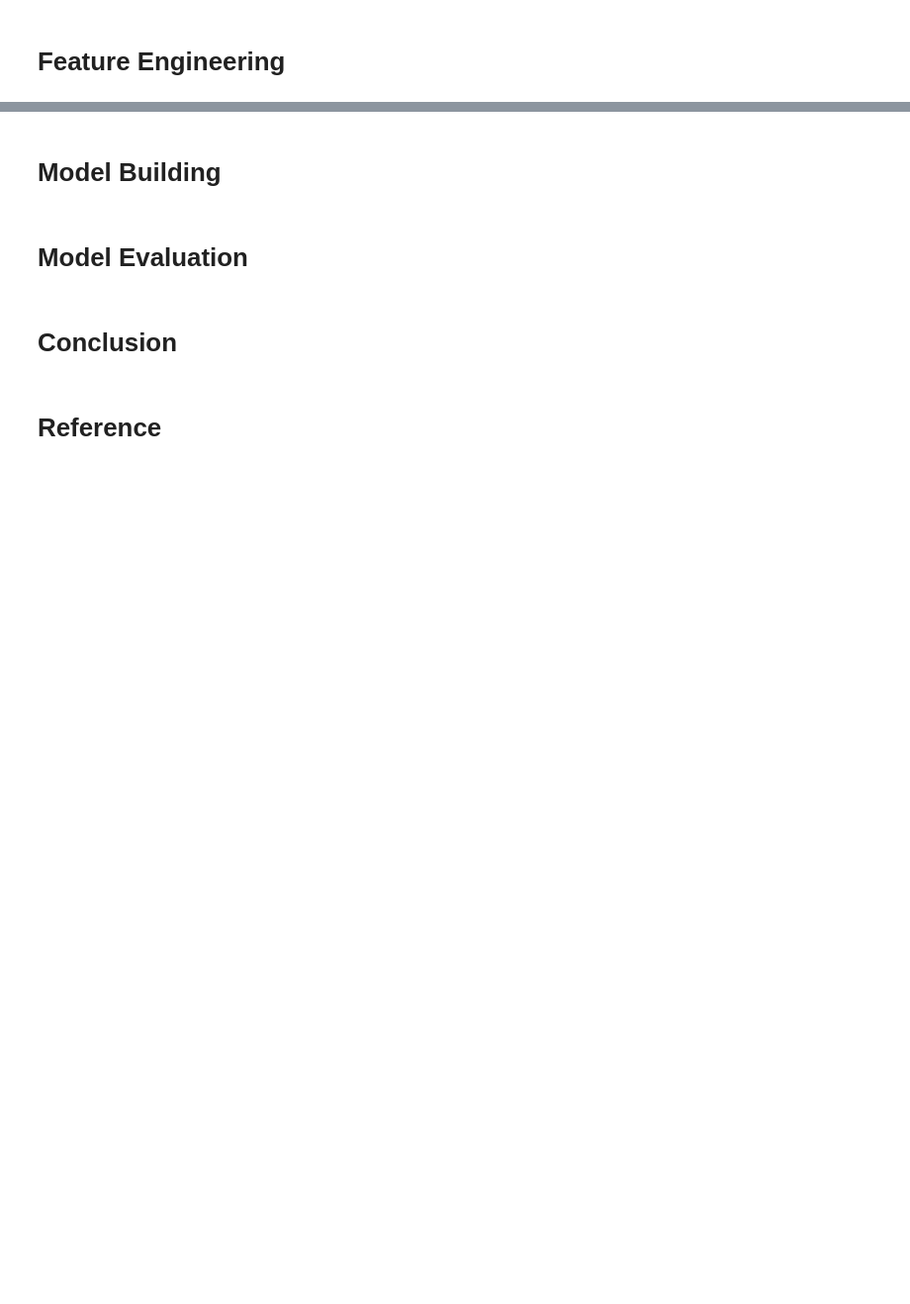
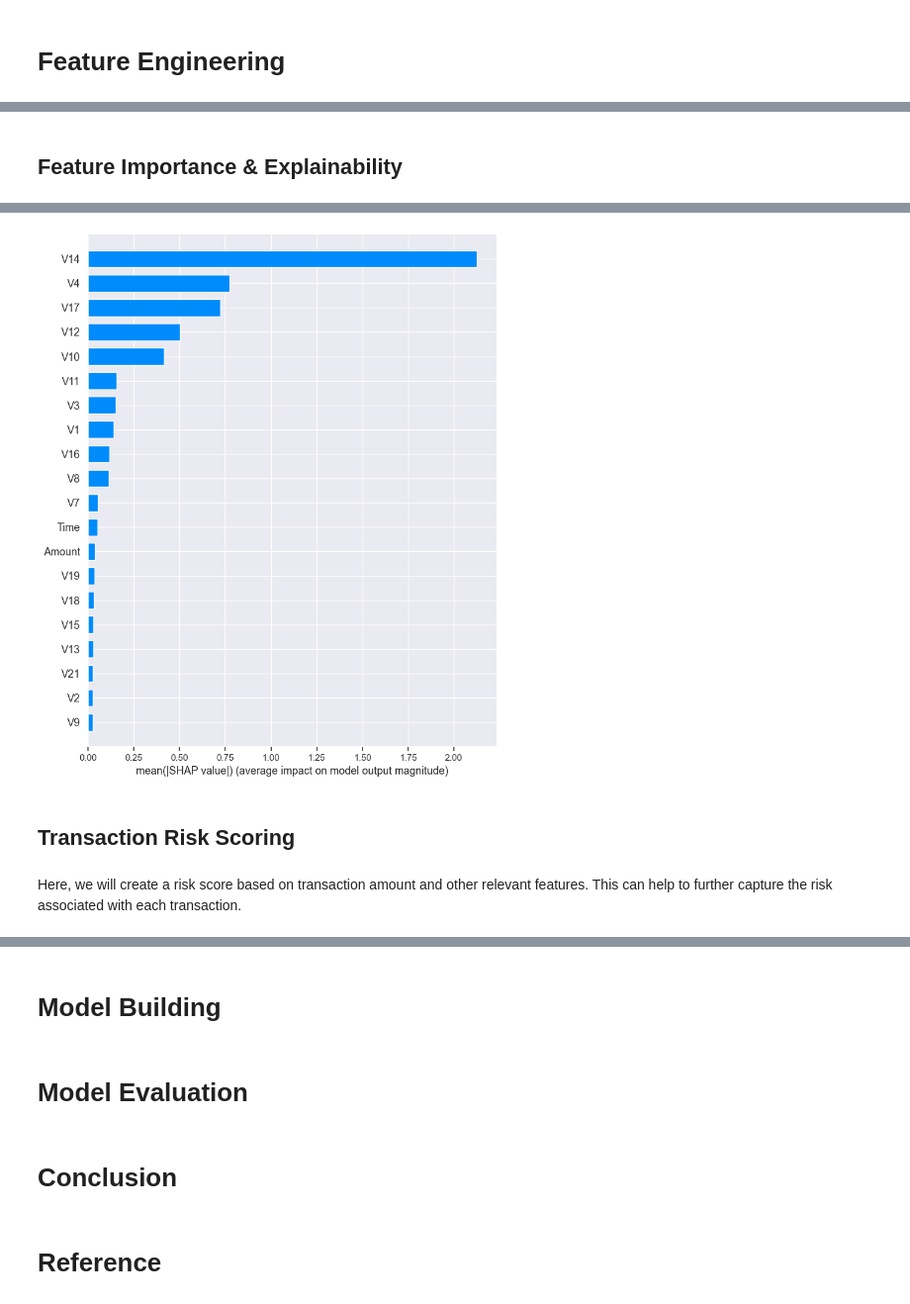
Before and after one commit to hasanmd1/Machine_Learning_Projects, a Jupyter notebook: Credit_Card_Fraud_Detection/notebooks/EDA_&_Modeling.ipynb, the cells around one changed output, grey strips where cells are left out. Shown at 99% size. Cells and saved outputs as stored; diff of their text form; code cells hidden in the pictures; blank space fills up the shorter version.

```diff
--- a/Credit_Card_Fraud_Detection/notebooks/EDA_&_Modeling.ipynb
+++ b/Credit_Card_Fraud_Detection/notebooks/EDA_&_Modeling.ipynb
@@ -312,0 +343,6 @@ However, this is extremely imbalanced dataset, so later we will have to use SMOT
+# %%
+# for that we need to divide our dataset into train(80%), test(20%). With those, we will use SMOTE(over sampling) and under sampling. We can use our script for reducing coding line.
+
+
+under_sample_data = under_sampling(cleaned_data, 'Class')
+over_sample_data = over_sampling(cleaned_data, 'Class')
@@ -312,0 +370,34 @@ However, this is extremely imbalanced dataset, so later we will have to use SMOT
+# %% [markdown]
+## Feature Importance & Explainability
+# %%
+# XGBoost for feature importance
+lightgbm_model = LGBMClassifier(
+    boosting_type='gbdt',
+    objective='binary',
+    max_depth=5,
+    metric='auc',
+    learning_rate=0.05,
+    max_bin=200,
+    subsample=0.8,
+    scale_position_weight=150,
+    colsample_bytree=0.8,
+    verbose=0
+)
+
+X_train, X_test, y_train, y_test = train_test_split(
+    over_sample_data.drop(['Class'], axis=1),
+    over_sample_data['Class'],
+    test_size=0.2,
+    random_state=42
+)
+
+lightgbm_model.fit(X_train, y_train)
+
+importance = pd.Series(lightgbm_model.feature_importances_, index=X_train.columns.sort_values())
+
+# Need to explain the model
+explainer = shap.TreeExplainer(lightgbm_model)
+shap_values = explainer.shap_values(X_test)
+
+shap.summary_plot(shap_values, X_test, plot_type="bar")
+# %% [output]
@@ -313 +421,6 @@ However, this is extremely imbalanced dataset, so later we will have to use SMOT
+[figure, added]
+# %% [markdown]
+## Transaction Risk Scoring
+# %% [markdown]
+Here, we will create a risk score based on transaction amount and other relevant features. This can help to further capture the risk associated with each transaction.
 # %%
```
Also changed, not shown: parts of 23 cells of this notebook, 5 other files.
